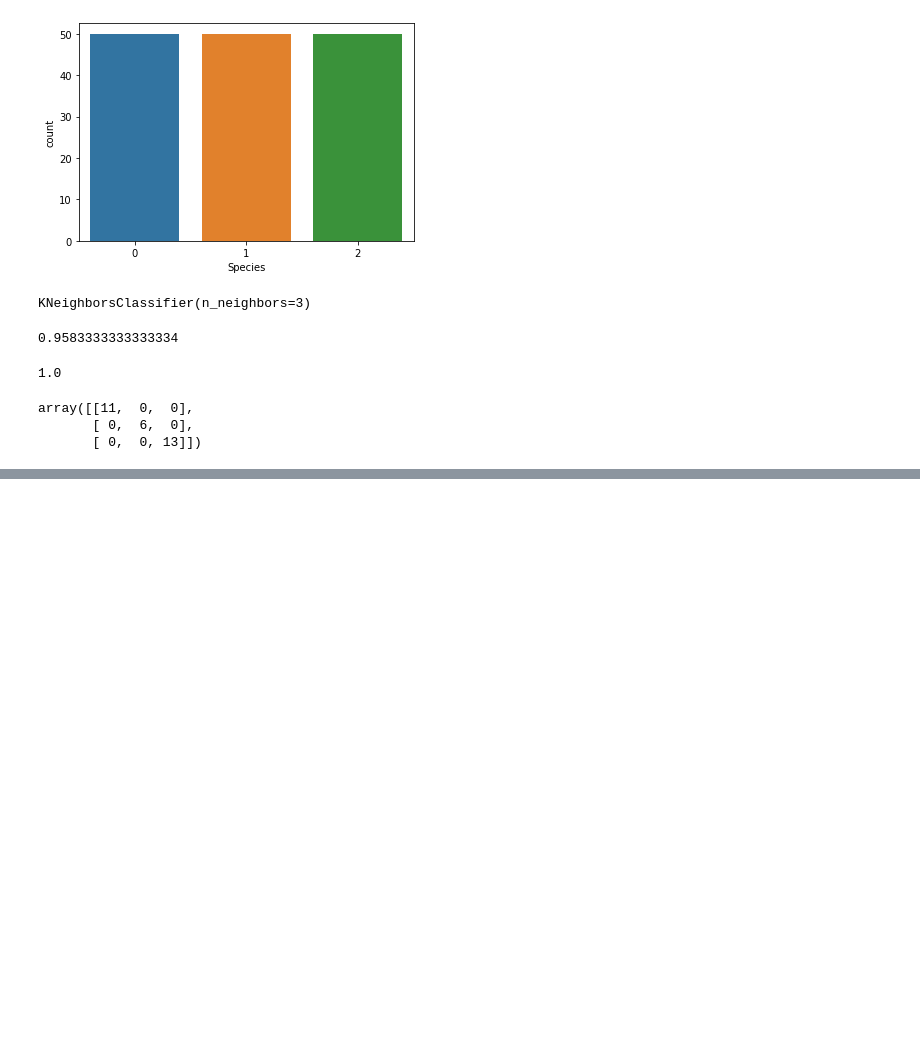
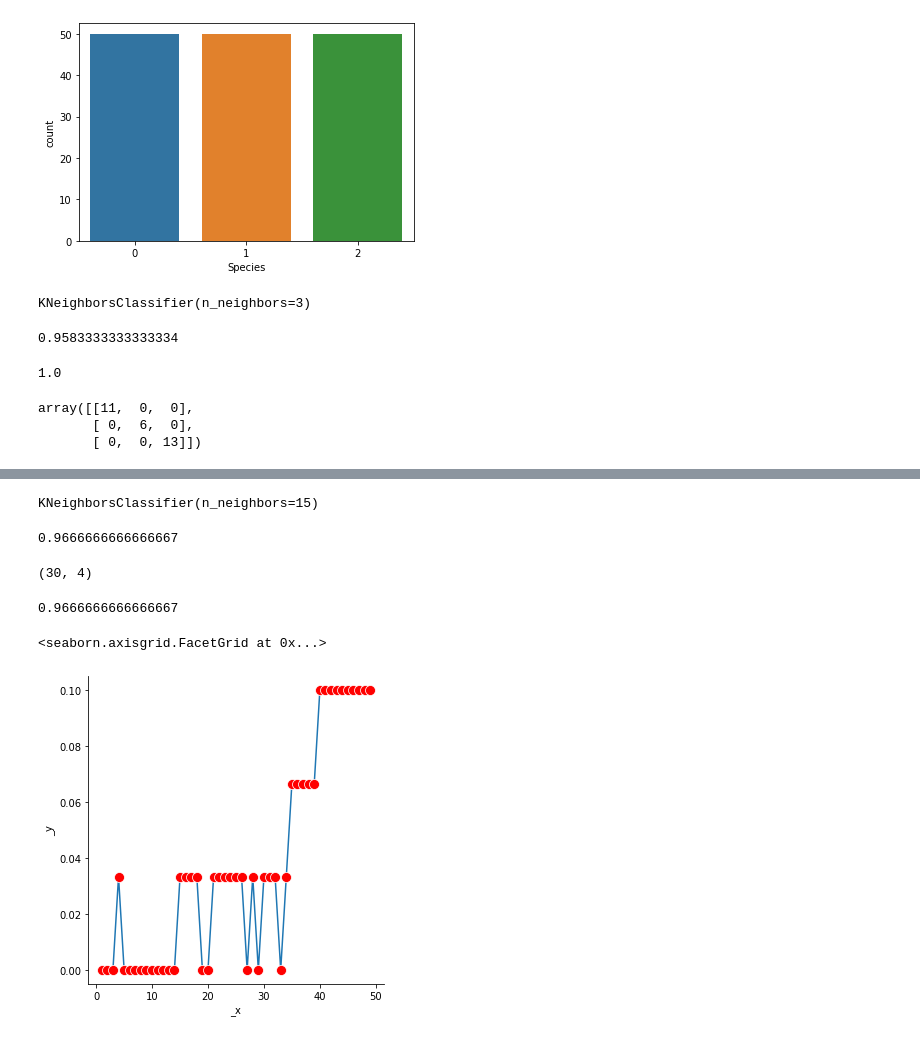
Before and after one commit to EshaanJoshiSDBI/Notes, a Jupyter notebook: Sem4/Fundamentals of Pattern Recognition/Dec15.ipynb, the cells around one changed output, grey strips where cells are left out. Saved outputs shown, nothing was run; the diff lists cells and outputs as text; code cells hidden in the pictures; blank space fills up the shorter version.

```diff
--- a/Sem4/Fundamentals of Pattern Recognition/Dec15.ipynb
+++ b/Sem4/Fundamentals of Pattern Recognition/Dec15.ipynb
@@ -103,0 +107,4 @@ array([[11,  0,  0],
+# %%
+params = {'n_neighbors':range(1,50)}
+gs_model = GridSearchCV(KNeighborsClassifier(),params)
+gs_model.fit(x_train,y_train)
@@ -103,0 +130,6 @@ array([[11,  0,  0],
+# %%
+model_knn = KNeighborsClassifier(n_neighbors=15)
+# %%
+model_knn.fit(x_train,y_train)
+# %% [output]
+KNeighborsClassifier(n_neighbors=15)
@@ -103,0 +138,24 @@ array([[11,  0,  0],
+# %%
+29/30
+# %% [output]
+0.9666666666666667
+# %%
+x_test.shape
+# %% [output]
+(30, 4)
+# %%
+accuracy_score(y_test,pred)
+# %% [output]
+0.9666666666666667
+# %%
+error = []
+for i in range(1,50):
+    model_knn = KNeighborsClassifier(n_neighbors=i)
+    model_knn.fit(x_train,y_train)
+    pred_i = model_knn.predict(x_test)
+    error.append(1-accuracy_score(y_test,pred_i))
+# %%
+sns.relplot(x = range(1,50),y = error,kind='line',marker='o',markerfacecolor='red',markersize=10)
+# %% [output]
+<seaborn.axisgrid.FacetGrid at 0x...>
+[figure, added]
```
Also changed, not shown: parts of 10 cells of this notebook.
